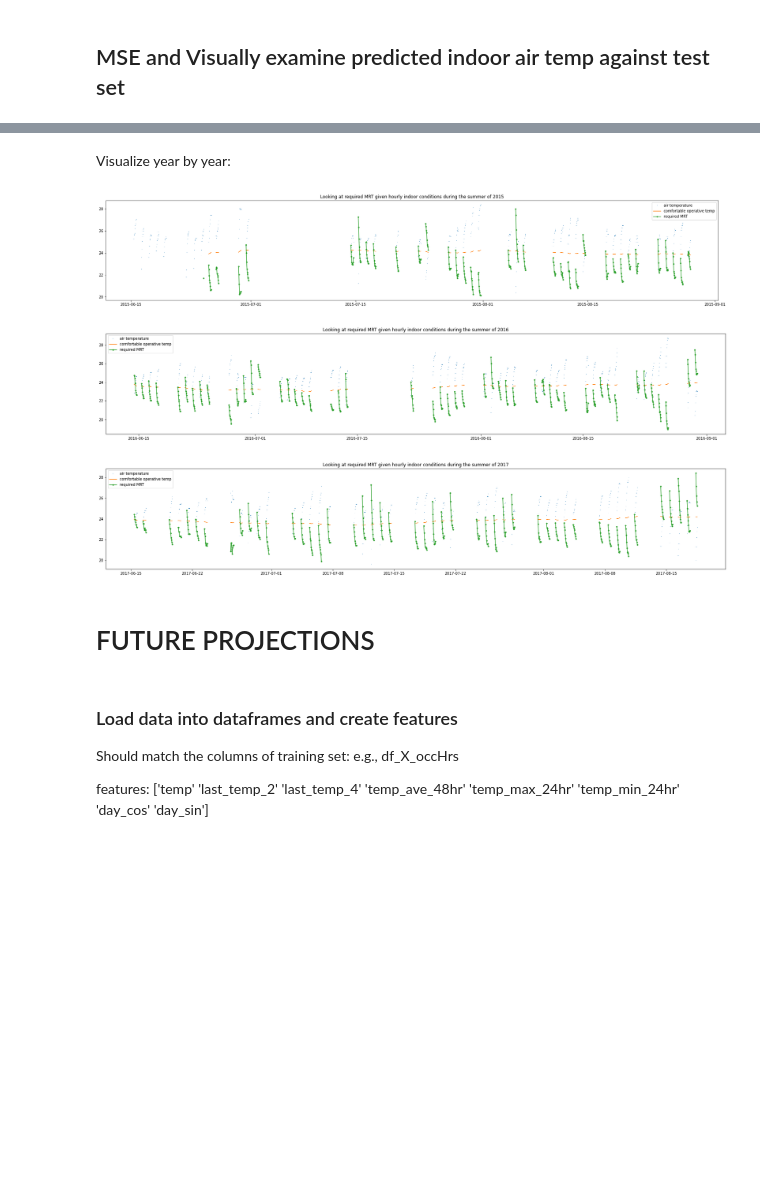
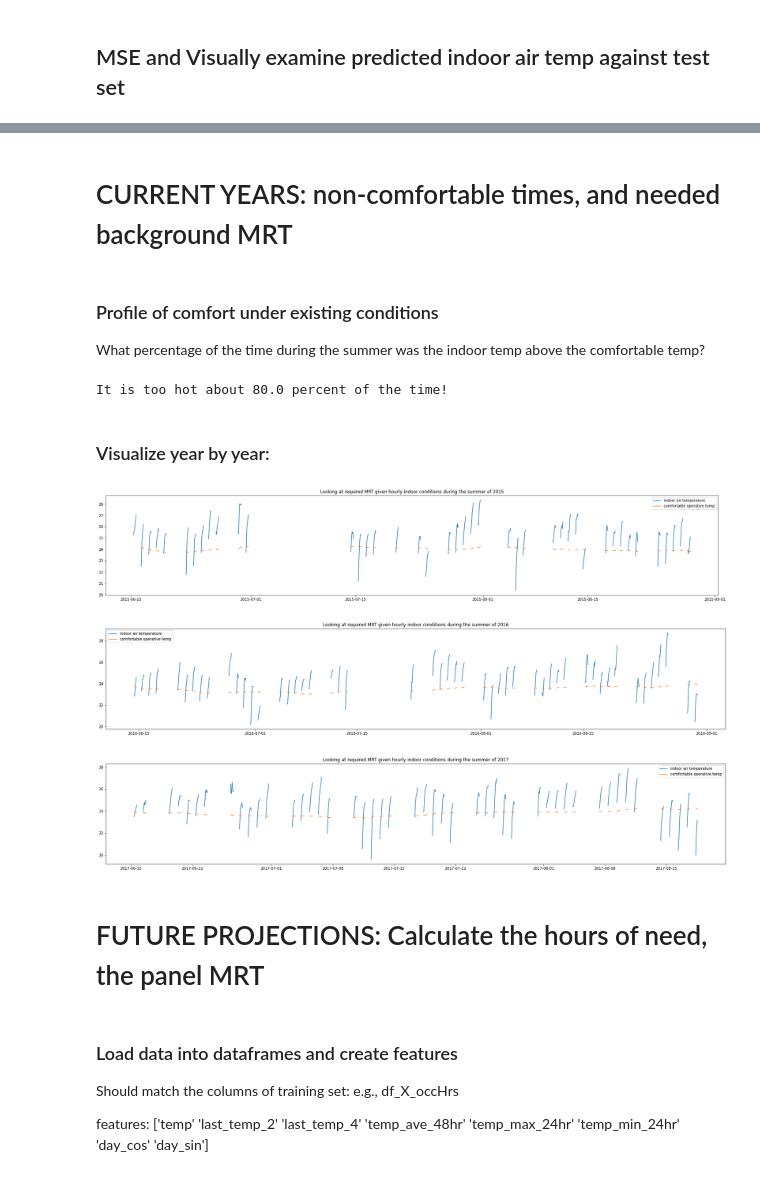
Before and after one commit to eta-lab/cooling-around, a Jupyter notebook: models/mrt2_XGBoost_futurePredictions.ipynb, the cells around one changed output, grey strips where cells are left out. Drawn from its saved outputs; the diff is of its cells as text; code cells hidden in the pictures; blank space fills up the shorter version.

```diff
--- a/models/mrt2_XGBoost_futurePredictions.ipynb
+++ b/models/mrt2_XGBoost_futurePredictions.ipynb
@@ -138,7 +147,7 @@ ANSI/ASHRAE Standard 55-2017, Thermal Environmental Conditions for Human Occupan
 def get_comfy_opTemperature (outdoor_air):
 
     # Calculate average of previous week's outdoor air temp (for calculating comfortable op temp)
-    out_7dayAverage = outdoor_air.rolling(168, min_periods=72).mean()
+    out_7dayAverage = outdoor_air.rolling(168, min_periods=12).mean()
 
     # Calculate adaptive model comfort temp
     return 0.31*out_7dayAverage +17.8
@@ -172,0 +192,8 @@ def get_required_MRT(comfy_operativeTemp,indoor_airTemp):
+# %%
+def get_dewPoint(indoor_airTemp, rel_hum=60):
+    # this returns dew point temp, based on assumption about RH
+
+    B = 18.678
+    C = 257.14
+    gamma = np.log(rel_hum/100) + ((B*indoor_airTemp)/(C + indoor_airTemp))
+    return C*gamma/(B-gamma)
@@ -173,3 +218,5 @@ def get_required_MRT(comfy_operativeTemp,indoor_airTemp):
+# %% [markdown]
+# CURRENT YEARS: non-comfortable times, and needed background MRT
 # %%
 # We don't need all the features from the X set, just the outdoor temp!
 out_air = pd.Series(x_[:,0])
@@ -181,52 +228,64 @@ comfy_opTmp = get_comfy_opTemperature(out_air)
 
 comfy_MRT = get_required_MRT(comfy_opTmp,ind_air)
 
+dew_Point = get_dewPoint(ind_air)
+
 # Save a dataframe to hold: Date-Time, Outdoor Air Temp, Indoor Air Temp (predicted or real), Comfortable Target Operative Temp, Required MRT
 df_ = pd.DataFrame({'ind_air': ind_air,
                    'out_air':out_air,
                    'comfy_opTmp': comfy_opTmp,
-                   'comfy_MRT': comfy_MRT}).set_index(time_stamp) #recall t was the original date-time stamp df_all_X.index
+                   'comfy_MRT': comfy_MRT,
+                    'dew_point': dew_Point}).set_index(time_stamp) #recall t was the original date-time stamp df_all_X.index
+# %% [markdown]
+### Profile of comfort under existing conditions
+What percentage of the time during the summer was the indoor temp above the comfortable temp?
+# %%
+df_['too_hot'] = (df_.ind_air>df_.comfy_opTmp)
+print('It is too hot about', df_['too_hot'].mean().round(1)*100, 'percent of the time!' )
+# %% [output]
+It is too hot about 80.0 percent of the time!
 # %% [markdown]
-Visualize year by year:
+### Visualize year by year:
 # %%
 # don't want to plot lines connecting rows of NANs explicitly.
 # Therefore, first merge this dataframe that only has data for days/times during occupied hours, with the longer data-time index from  a longer df that has "all" the dates
 df_all = df_y_allHrs.join(df_).drop('air_tmp_ind',1) # This fills in missing rows explicitly with NaNs
 
 
 def visualize_given_year(dat=df_all.copy(), year=2015):
     yr = year
 
     df_plot = dat.copy()
 
     # keep only summer dates, e.g., June, July and August:
     df_yr = df_plot[df_plot.index.month.isin([6,7,8]) & (df_plot.index.year == yr)]
 
     # Plot it
     plt.figure(figsize=(30,5))
 
     x_ax = df_yr.index
-    plt.plot(x_ax, df_yr.ind_air, label="air temperature", linestyle='', marker=',')
+    plt.plot(x_ax, df_yr.ind_air, label="indoor air temperature", linestyle='-', marker='')
     plt.plot(x_ax, df_yr.comfy_opTmp, label="comfortable operative temp",linestyle='-', marker='')
-    plt.plot(x_ax, df_yr.comfy_MRT, label="required MRT", linestyle='-', marker='.')
+    #plt.plot(x_ax, df_yr.comfy_MRT, label="required MRT", linestyle='-', marker='.')
+    #plt.plot(x_ax, df_yr.dew_point, label="dewpoint", linestyle='-', marker='')
     plt.title("Looking at required MRT given hourly indoor conditions during the summer of %i" %yr)
     plt.legend()
     plt.show()
 
 # Visualize 2015
 visualize_given_year(df_all, 2015)
 
 # Visualize 2016
 visualize_given_year(df_all, 2016)
 
 # Visualize 2017
 visualize_given_year(df_all, 2017)
 # %% [output]
-[figure, old version]
+[figure, new version]
-[figure, old version]
+[figure, new version]
-[figure, old version]
+[figure, new version]
-# %% [markdown]
-# FUTURE PROJECTIONS
+# %% [markdown]
+# FUTURE PROJECTIONS: Calculate the hours of need, the panel MRT
 # %% [markdown]
 ### Load data into dataframes and create features
 
```
Also changed, not shown: parts of 24 cells of this notebook.
